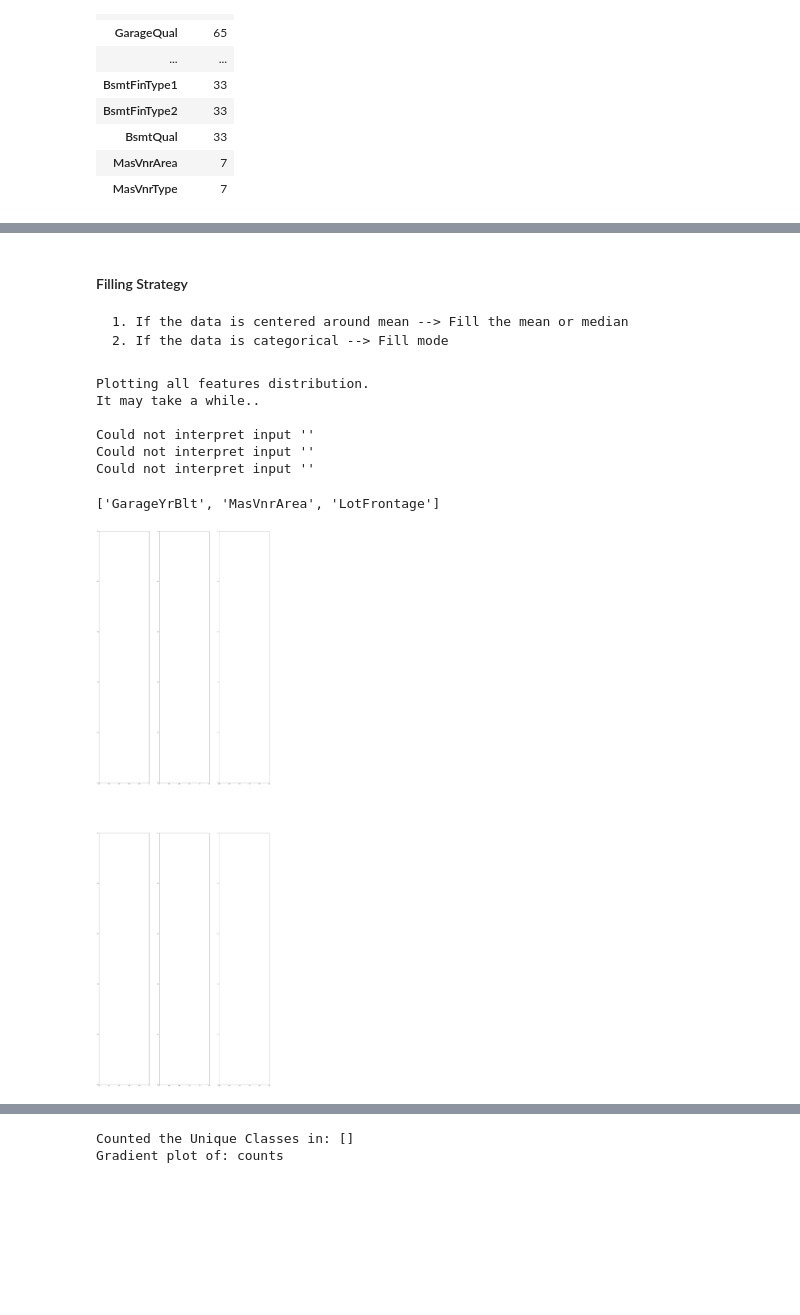
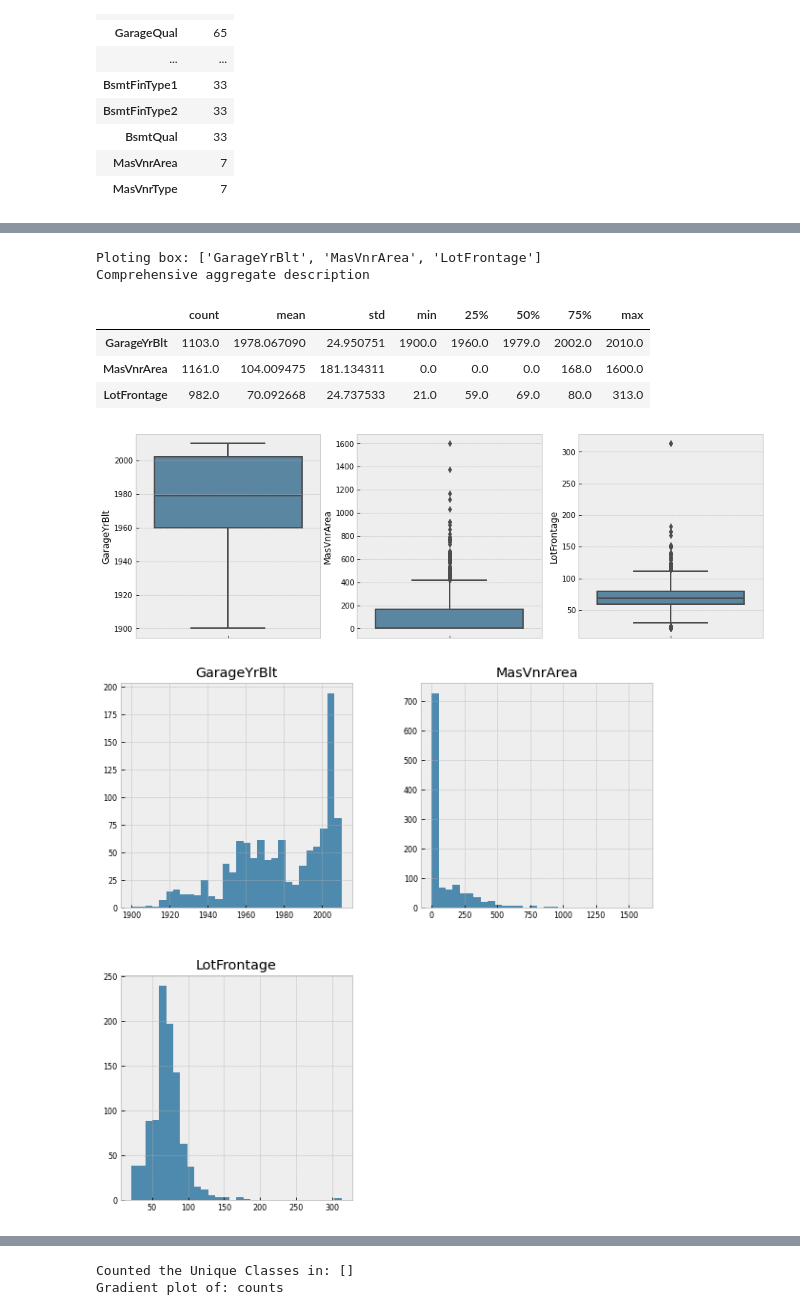
Before and after one commit to hanchau/EDA-House-Prices, a Jupyter notebook: house_prices_eda.ipynb, the cells around one changed output, grey strips where cells are left out. Drawn from its saved outputs; the diff is of its cells as text; code cells hidden in the pictures; blank space fills up the shorter version.

```diff
--- a/house_prices_eda.ipynb
+++ b/house_prices_eda.ipynb
@@ -475,18 +566,17 @@ Few of the missing values in features are in actuall a separate class
-# %% [markdown]
-#### Filling Strategy
-    1. If the data is centered around mean --> Fill the mean or median
-    2. If the data is categorical --> Fill mode
 # %%
-#### Check the distribution of Missing Values Features
+#### Check the distribution of Features with Missing Values
 
 feat = ['GarageYrBlt', 'MasVnrArea', 'LotFrontage']
-EDA.plot_dist_all(data, cols=feat, kind='box', sections=3)
+EDA.plot_box(data, cols=feat)
+EDA.plot_hist_all(data, cols=feat, bins=30, size=(10,10))
+
+EDA.describe(data, feat)
 # %% [output]
-Plotting all features distribution.
-It may take a while..
-
-Could not interpret input ''
-Could not interpret input ''
-Could not interpret input ''
+Ploting box: ['GarageYrBlt', 'MasVnrArea', 'LotFrontage']
+Comprehensive aggregate description
-['GarageYrBlt', 'MasVnrArea', 'LotFrontage']
+|  | count | mean | std | min | 25% | 50% | 75% | max |
+| GarageYrBlt | 1103.0 | 1978.067090 | 24.950751 | 1900.0 | 1960.0 | 1979.0 | 2002.0 | 2010.0 |
+| MasVnrArea | 1161.0 | 104.009475 | 181.134311 | 0.0 | 0.0 | 0.0 | 168.0 | 1600.0 |
+| LotFrontage | 982.0 | 70.092668 | 24.737533 | 21.0 | 59.0 | 69.0 | 80.0 | 313.0 |
-[figure, old version]
+[figure, new version]
+[figure, added]
```
Also changed, not shown: parts of 29 cells of this notebook, 3 other files.
